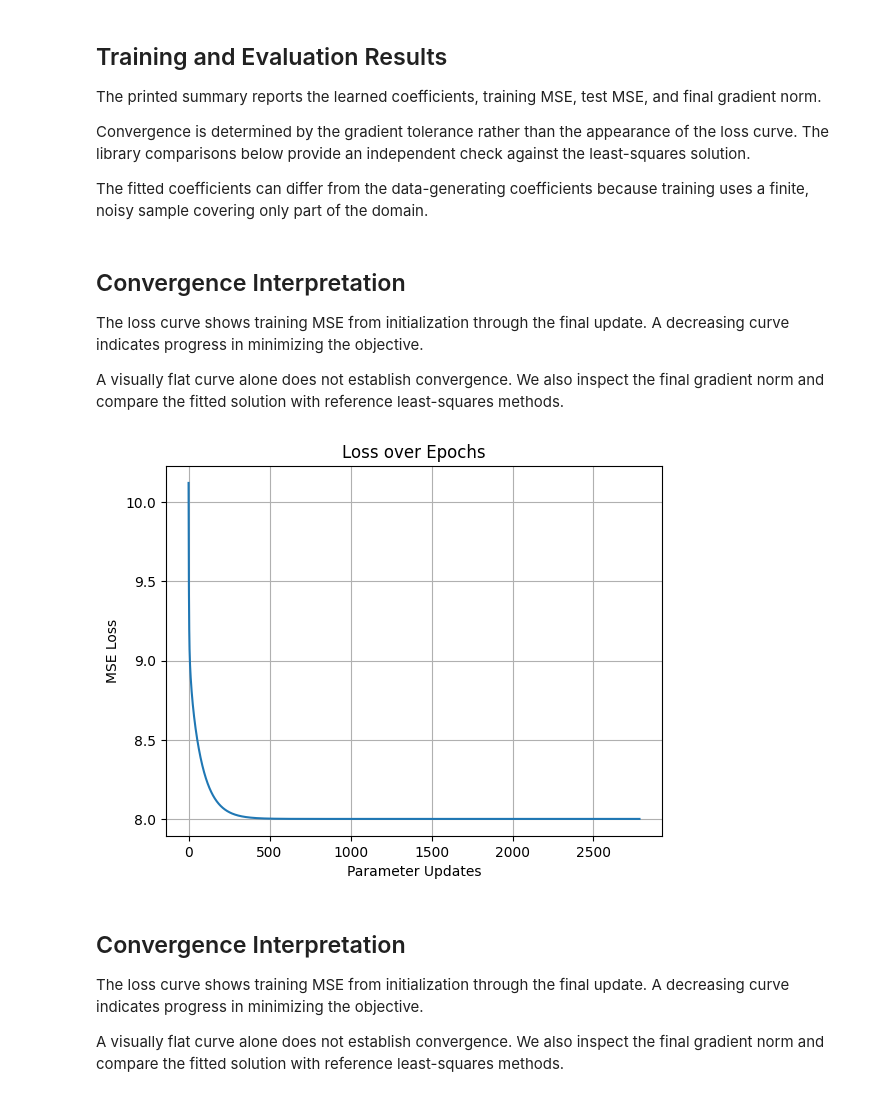
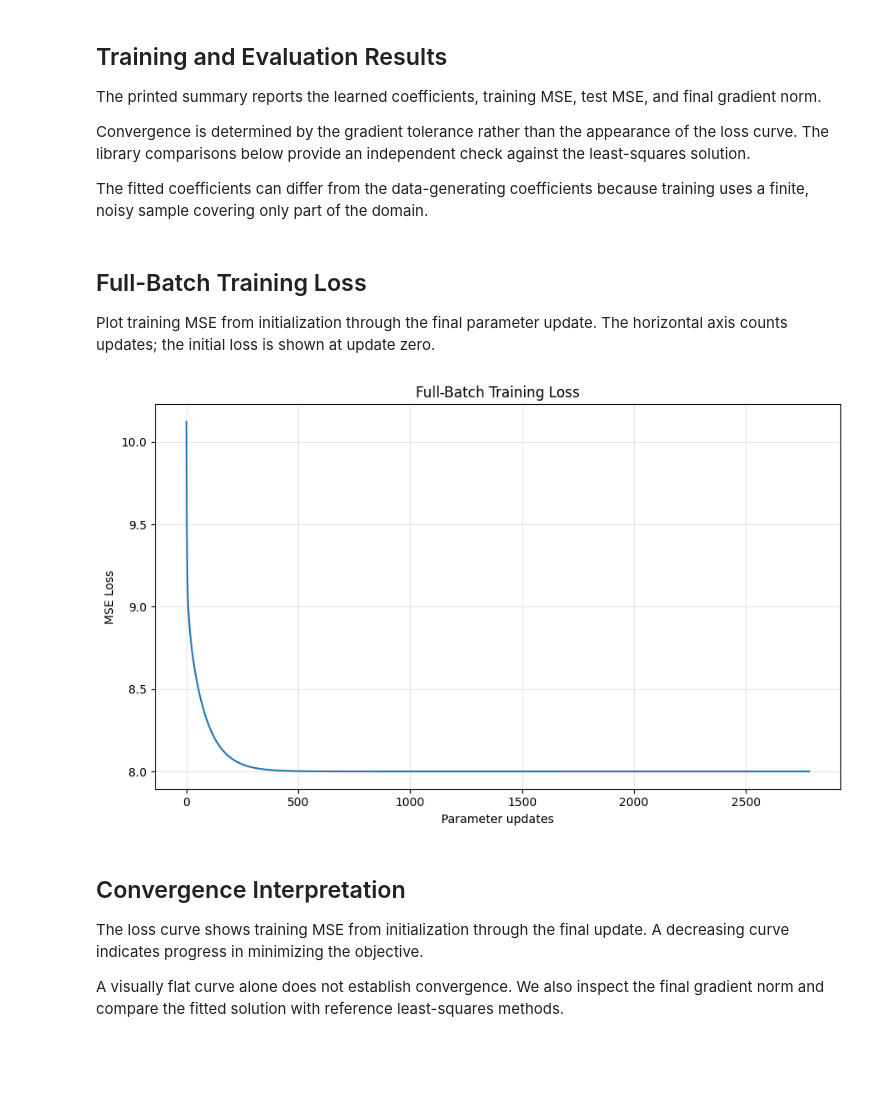
Before and after one commit to Lucid1498/polynomial-regression-from-scratch, a Jupyter notebook: notebooks/polynomial_regression_from_scratch.ipynb, the cells around one changed output. Cells and saved outputs as stored; diff of their text form; code cells hidden in the pictures; blank space fills up the shorter version.

```diff
--- a/notebooks/polynomial_regression_from_scratch.ipynb
+++ b/notebooks/polynomial_regression_from_scratch.ipynb
@@ -265,14 +317,14 @@ Gradient clipping is omitted so updates follow the analytical MSE gradient
 directly. Non-finite values trigger an error instead of silently continuing.
 # %%
 def gradient_descent(
-    X, y, lr=0.1, epochs=20000, tol=1e-8
+    X, y, lr=0.1, max_updates=20000, tol=1e-8
 ):
     """Fit quadratic regression using full-batch gradient descent."""
     theta = np.zeros(3, dtype=float)
     history = [mse_loss(y, predict(X, theta))]
     theta_history = [theta.copy()]
 
-    for _ in range(epochs):
+    for _ in range(max_updates):
         grads = compute_gradients(X, y, theta)
 
         if not np.all(np.isfinite(grads)):
@@ -322,11 +369,11 @@ Training the model using the training dataset and evaluate its performance on th
 gd_result = gradient_descent(
     X_train, y_train,
     lr=0.1,
-    epochs=20000,
+    max_updates=20000,
     tol=1e-8,
 )
 
-# Retain these names for compatibility with later notebook cells.
+# Extract fitted parameters and the recorded training loss.
 theta_final = gd_result["theta"]
 loss_history = gd_result["loss_history"]
 
@@ -388,24 +439,22 @@ against the least-squares solution.
 The fitted coefficients can differ from the data-generating coefficients
 because training uses a finite, noisy sample covering only part of the domain.
 # %% [markdown]
-## Convergence Interpretation
+## Full-Batch Training Loss
 
-The loss curve shows training MSE from initialization through the final update.
-A decreasing curve indicates progress in minimizing the objective.
-
-A visually flat curve alone does not establish convergence. We also inspect
-the final gradient norm and compare the fitted solution with reference
-least-squares methods.
+Plot training MSE from initialization through the final parameter update.
+The horizontal axis counts updates; the initial loss is shown at update zero.
 # %%
-# Step 6: Plot Loss over Epochs
+# Plot the recorded full-batch training objective.
 plt.plot(loss_history)
-plt.title("Loss over Epochs")
-plt.xlabel("Parameter Updates")
+plt.title("Full-Batch Training Loss")
+plt.xlabel("Parameter updates")
 plt.ylabel("MSE Loss")
 plt.grid(True)
+save_figure(plt.gcf(), "full_batch_training_loss.png")
 plt.show()
+plt.close()
 # %% [output]
-[figure, old version]
+[figure, new version]
 # %% [markdown]
 ## Convergence Interpretation
 
```
Also changed, not shown: parts of 24 cells of this notebook, 9 other files.
